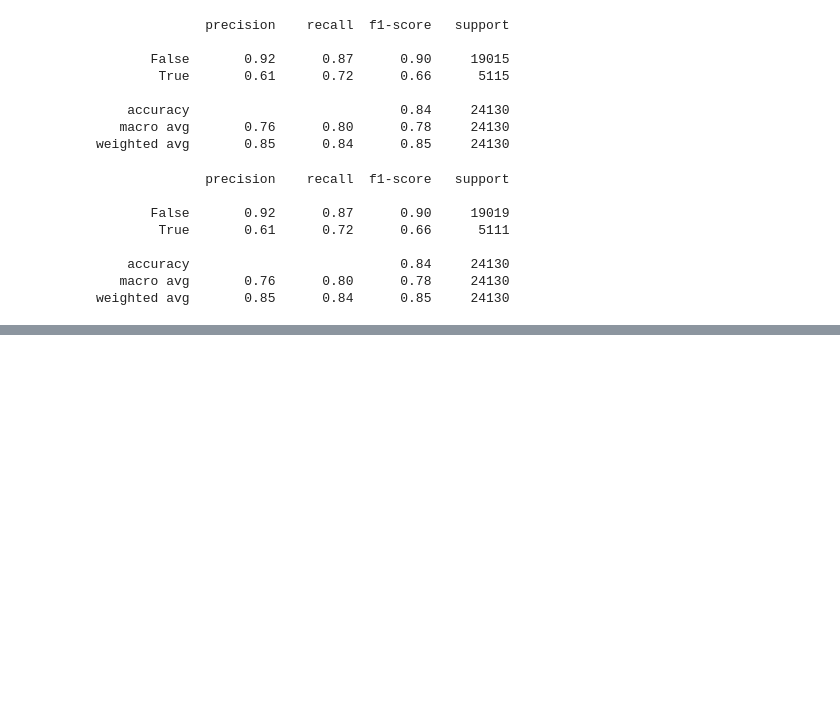
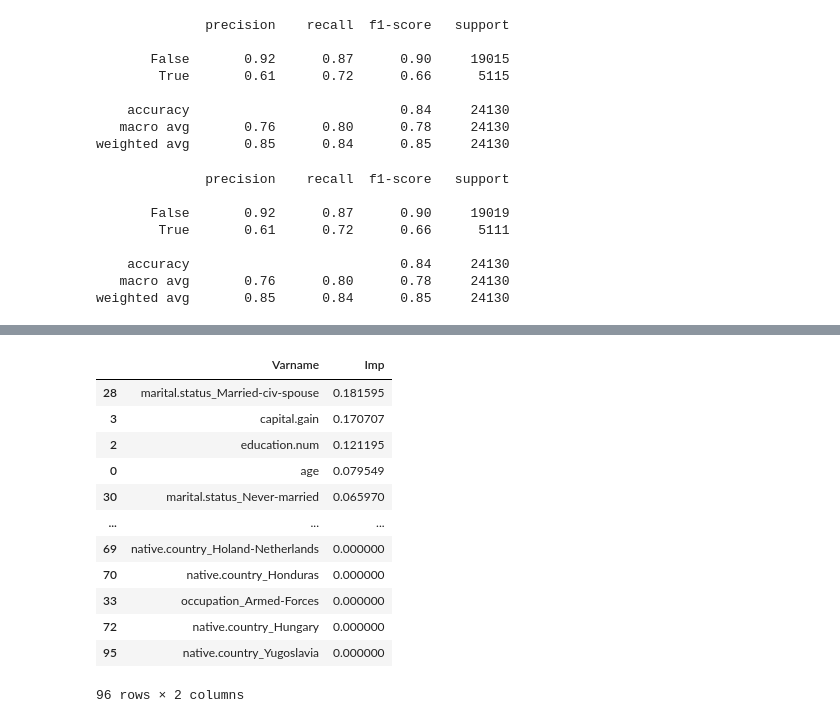
Before and after one commit to deepthigps/Census-Data-Income-Prediction, a Jupyter notebook: income-prediction-for-census-data.ipynb, the cells around one changed output, grey strips where cells are left out. Cells and saved outputs as stored; diff of their text form; code cells hidden in the pictures; blank space fills up the shorter version.

Commit message:
Kaggle Notebook | Income Prediction for Census Data

```diff
--- a/income-prediction-for-census-data.ipynb
+++ b/income-prediction-for-census-data.ipynb
@@ -276,3 +277,8 @@ print(classification_report(test_pred,y_test))
     accuracy                           0.84     24130
    macro avg       0.76      0.80      0.78     24130
 weighted avg       0.85      0.84      0.85     24130
+# %%
+classifier_rf = RandomForestClassifier(random_state=30, n_jobs=-1, max_depth =5,n_estimators = 100, oob_score = True)
+classifier_rf.fit(x_train,y_train)
+#check the oob_score
+classifier_rf.oob_score_
@@ -278,0 +287,13 @@ weighted avg       0.85      0.84      0.85     24130
+# %%
+#hyperparameter tuning for Random Forest using GridSearchCV and fit the data
+rf =RandomForestClassifier(random_state=30,n_jobs =-1)
+
+params = {
+    'max_depth': [2,3,5,10,20],
+    'min_samples_leaf': [5,10,20,50,100,200],
+    'n_estimators' : [10,25,30,50,100,200]
+}
+
+grid_search = GridSearchCV(estimator=rf, param_grid=params, cv=4,
+                           n_jobs=-1,verbose=1,scoring='accuracy')
+grid_search.fit(x_train,y_train)
@@ -278,0 +312,3 @@ weighted avg       0.85      0.84      0.85     24130
+# %%
+rf_best = grid_search.best_estimator_
+rf_best
@@ -278,0 +338,21 @@ weighted avg       0.85      0.84      0.85     24130
+# %%
+imp_df = pd.DataFrame({
+    "Varname": x_train.columns,
+    "Imp": rf_best.feature_importances_
+})
+
+imp_df.sort_values(by="Imp", ascending=False)
+# %% [output]
+|  | Varname | Imp |
+| 28 | marital.status_Married-civ-spouse | 0.181595 |
+| 3 | capital.gain | 0.170707 |
+| 2 | education.num | 0.121195 |
+| 0 | age | 0.079549 |
+| 30 | marital.status_Never-married | 0.065970 |
+| ... | ... | ... |
+| 69 | native.country_Holand-Netherlands | 0.000000 |
+| 70 | native.country_Honduras | 0.000000 |
+| 33 | occupation_Armed-Forces | 0.000000 |
+| 72 | native.country_Hungary | 0.000000 |
+| 95 | native.country_Yugoslavia | 0.000000 |
+96 rows × 2 columns
```
Also changed, not shown: parts of 6 cells of this notebook.
